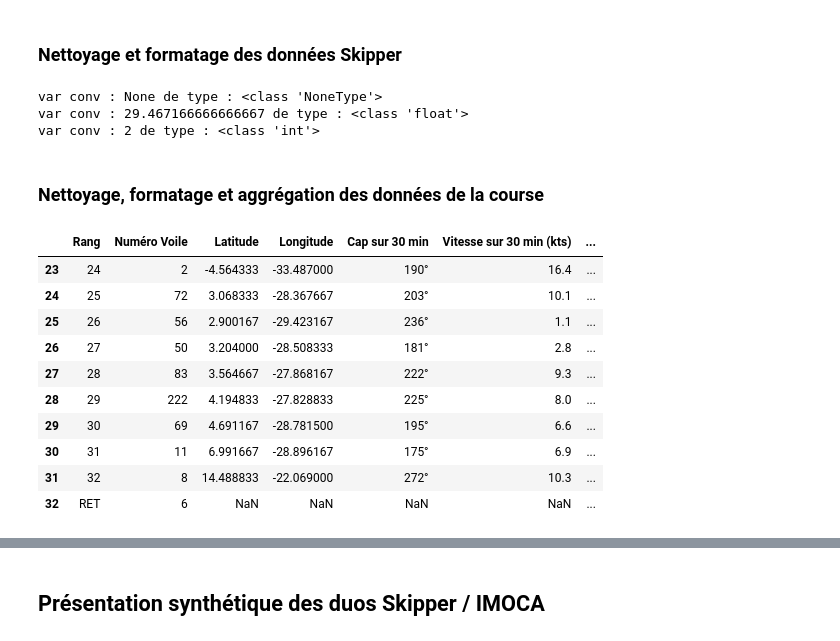
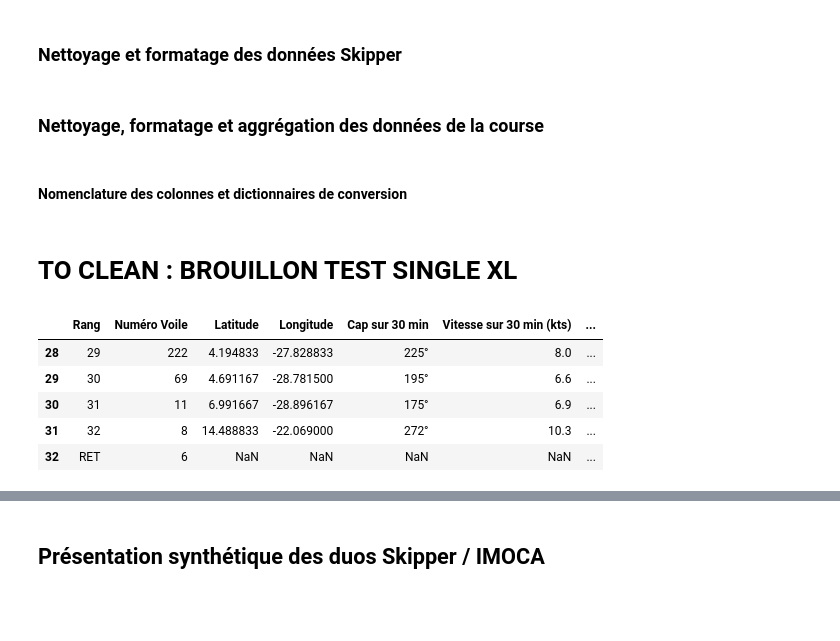
Before and after one commit to Kit-Data-Science-Telecom-2021-2022/KitDB_Roland_Schwartz, a Jupyter notebook: Projet_final/Notebook_Vendee_Globe_v2.ipynb, the cells around one changed output, grey strips where cells are left out. Cells and saved outputs as stored; diff of their text form; code cells hidden in the pictures; blank space fills up the shorter version.

```diff
--- a/Projet_final/Notebook_Vendee_Globe_v2.ipynb
+++ b/Projet_final/Notebook_Vendee_Globe_v2.ipynb
@@ -151,48 +187,9 @@ IntProgress(value=0, bar_style='info', description='Downloading skipper infos :'
 # %% [markdown]
 ### Nettoyage et formatage des données Skipper
-# %%
-def str2float(str_XL):
-    #return float(re.findall(pattern='[-+]?\d*[\.|,]\d+|\d+', string=str_XL.replace(',','.'))[0])
-    if (str_XL is None or len(str_XL) == 0):
-        floatconv = None
-    else:
-        #print(str_XL)
-        floatconv = float(re.search(pattern='[-+]?\d*[\.|,]\d+|\d+', string=str_XL.replace(',','.')).group(0))
-    return floatconv
-
-
-def dm2float(str_dms):
-    if (str_dms is None or len(str_dms) == 0):
-        floatconv = None
-    else:
-        deg, minutes, direction =  re.split('[°\']', str_dms)
-        floatconv = (float(deg) + float(minutes)/60) * (-1 if direction in ['W', 'S'] else 1)
-    return floatconv
-
-def natsail2int(str_id):
-    #return int(re.findall(pattern='\d+', string=str_id)[0])
-    if (str_id is None or len(str_id) == 0):
-        invconv = None
-    else:
-        invconv = int(re.search(pattern='\d+', string=str_id).group(0))
-    return invconv
-
-str_XL = '554m'
-str_XL = ''
-print(f'var conv : {str2float(str_XL)} de type : {type(str2float(str_XL))}')
-
-#str_dms = df_course_test.iloc[10]['Latitude']
-str_dms = '29°28.03\'N'
-print(f'var conv : {dm2float(str_dms)} de type : {type(dm2float(str_dms))}')
-
-str_id = '\nFR\nFRA 02'
-print(f'var conv : {natsail2int(str_id)} de type : {type(natsail2int(str_id))}')
-# %% [output]
-var conv : None de type : <class 'NoneType'>
-var conv : 29.467166666666667 de type : <class 'float'>
-var conv : 2 de type : <class 'int'>
 # %% [markdown]
 ### Nettoyage, formatage et aggrégation des données de la course
+# %% [markdown]
+#### Nomenclature des colonnes et dictionnaires de conversion
 # %%
 col_names = ['Rang', 'Numéro Voile', 'Latitude', 'Longitude',
 			'Cap sur 30 min', 'Vitesse sur 30 min (kts)',
@@ -210,25 +207,23 @@ col_conv = ['Vitesse sur 30 min (kts)', 'VMG sur 30 min (kts)', 'Distance sur 30
 dico_conv = dict.fromkeys(col_conv, str2float)
 dico_conv.update(dict.fromkeys(['Latitude', 'Longitude'], dm2float))
 dico_conv['Numéro Voile'] = natsail2int
+# %% [markdown]
+# TO CLEAN : BROUILLON TEST SINGLE XL
 # %%
 # df_course_test = pd.read_excel('./DIR_XL/20201114_080000.xlsx')
 
 xl_file_test = '20201125_040000.xlsx'
+xl_file_path = './'+DIR_XL+'/'+xl_file_test
 
-df_course_test = pd.read_excel('./'+DIR_XL+xl_file_test, converters=dico_conv, na_values=['','\n','\\n'], usecols='B,C,F:U', skiprows=5, skipfooter=4, header=None, names=col_names)
+df_course_test = pd.read_excel(xl_file_path, converters=dico_conv, na_values=['','\n','\\n'],
+                usecols='B,C,F:U', skiprows=5, skipfooter=4, header=None, names=col_names)
 #df_course_test = pd.read_excel('./'+DIR_XL+xl_file_test, usecols='B,C,F:U', skiprows=5, skipfooter=4, header=None, names=col_names)
 # df_course_test[col_conv].str.extract('[-+]?\d*[\.|,]\d+|\d+')
 
 
-
-df_course_test.tail(10)
+df_course_test.tail(5)
 # %% [output]
 |  | Rang | Numéro Voile | Latitude | Longitude | Cap sur 30 min | Vitesse sur 30 min (kts) | ... |
-| 23 | 24 | 2 | -4.564333 | -33.487000 | 190° | 16.4 | ... |
-| 24 | 25 | 72 | 3.068333 | -28.367667 | 203° | 10.1 | ... |
-| 25 | 26 | 56 | 2.900167 | -29.423167 | 236° | 1.1 | ... |
-| 26 | 27 | 50 | 3.204000 | -28.508333 | 181° | 2.8 | ... |
-| 27 | 28 | 83 | 3.564667 | -27.868167 | 222° | 9.3 | ... |
 | 28 | 29 | 222 | 4.194833 | -27.828833 | 225° | 8.0 | ... |
 | 29 | 30 | 69 | 4.691167 | -28.781500 | 195° | 6.6 | ... |
 | 30 | 31 | 11 | 6.991667 | -28.896167 | 175° | 6.9 | ... |
```
Also changed, not shown: parts of 12 cells of this notebook.
